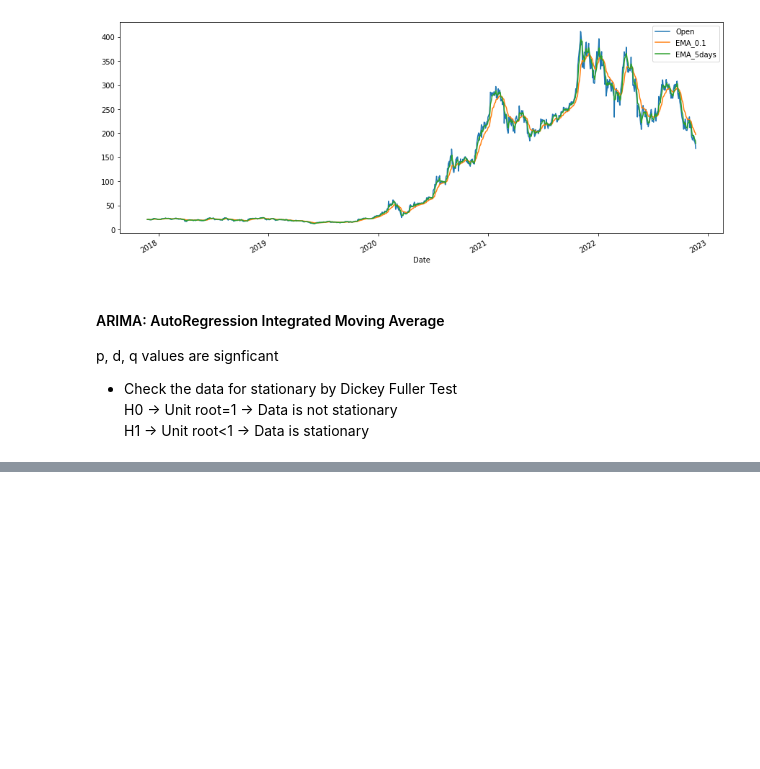
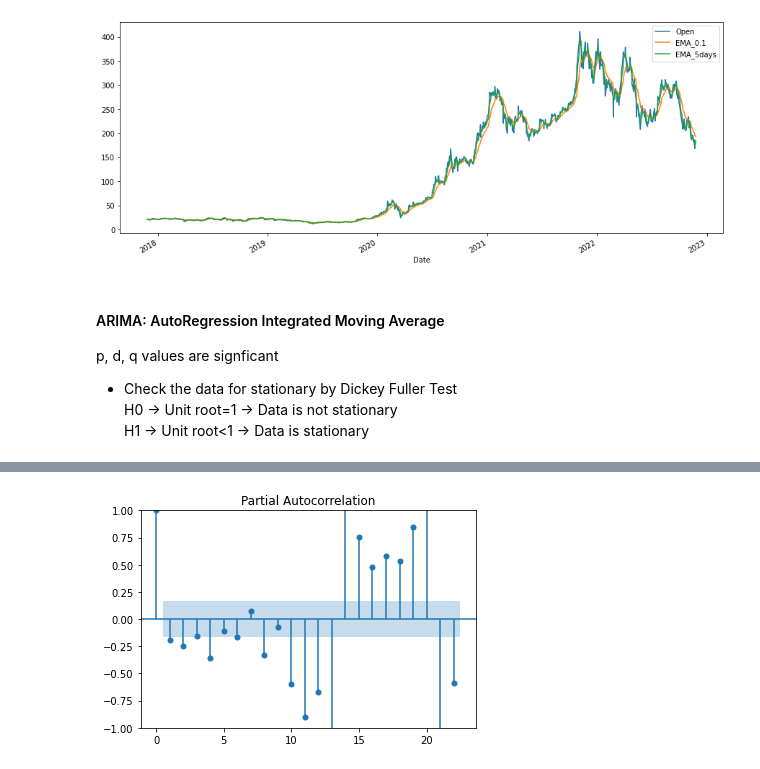
Before and after one commit to sinchan-s/time-series-analysis, a Jupyter notebook: tsa-functions.ipynb, the cells around one changed output, grey strips where cells are left out. Cells and saved outputs as stored; diff of their text form; code cells hidden in the pictures; blank space fills up the shorter version.

```diff
--- a/tsa-functions.ipynb
+++ b/tsa-functions.ipynb
@@ -69,0 +239,4 @@ H1 -> Unit root<1 -> Data is stationary
+# %%
+result = plot_pacf(df_airline['Passengers Second Difference'].dropna())
+# %% [output]
+[figure, added]
```
Also changed, not shown: parts of 37 cells of this notebook.
